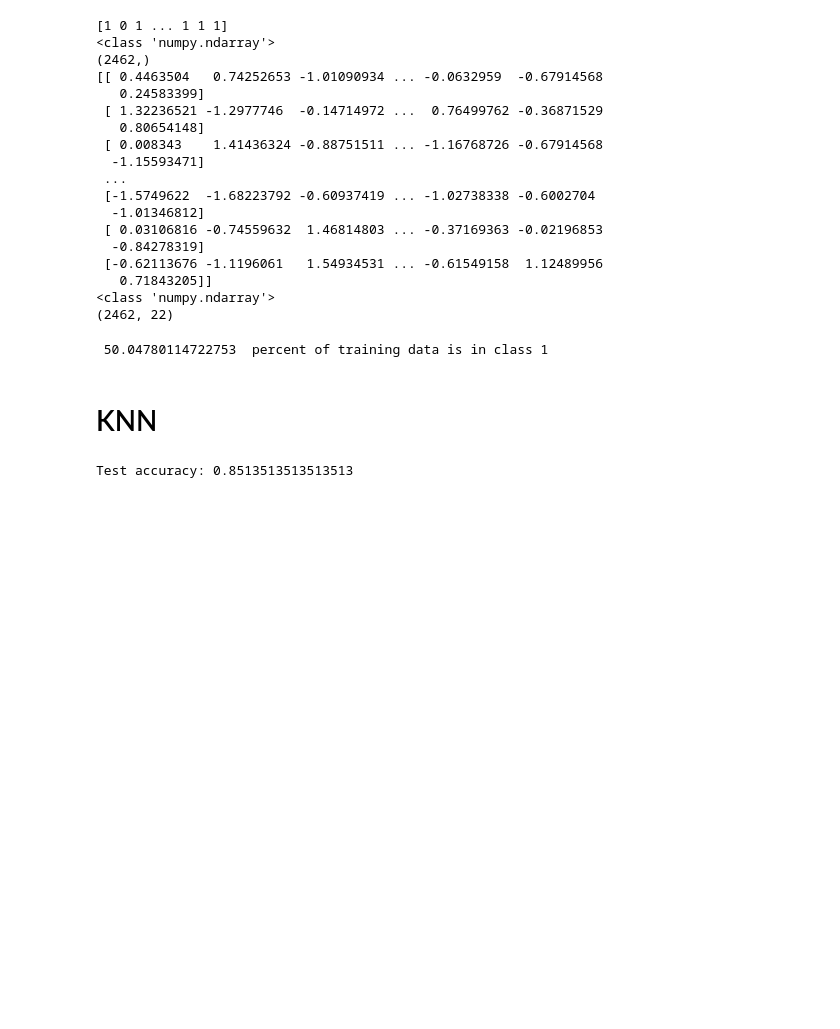
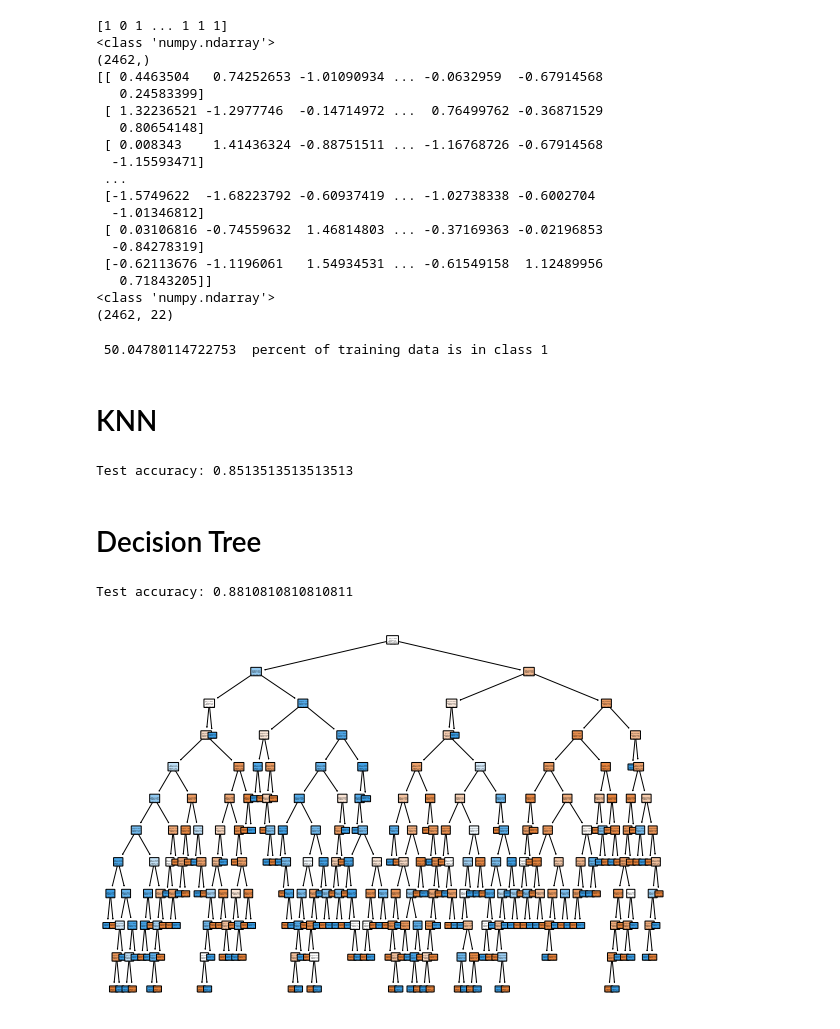
Before and after one commit to funkjo/ml-csc360-final, a Jupyter notebook: final_project/modeling.ipynb, the cells around one changed output. Drawn from its saved outputs; the diff is of its cells as text; code cells hidden in the pictures; blank space fills up the shorter version.

Commit message:
add decision tree classifier

```diff
--- a/final_project/modeling.ipynb
+++ b/final_project/modeling.ipynb
@@ -107,12 +107,43 @@ from sklearn.neighbors import KNeighborsClassifier
 from sklearn import metrics
 
 # Train logistic regression model (with default regularization) for binary classification
-model = KNeighborsClassifier(n_neighbors=5)
-model.fit(X_train, y_train)
+knn_model = KNeighborsClassifier(n_neighbors=5)
+knn_model.fit(X_train, y_train)
 
 # Make predictions on test data and print the test accuracy
 y_pred = model.predict(X_test)
-test_accuracy = metrics.accuracy_score(y_test, y_pred)
-print('\nTest accuracy: '+str(test_accuracy))
+knn_test_accuracy = metrics.accuracy_score(y_test, y_pred)
+print('\nTest accuracy: '+str(knn_test_accuracy))
 # %% [output]
 Test accuracy: 0.8513513513513513
+# %% [markdown]
+# Decision Tree
+# %%
+from sklearn.tree import plot_tree
+from sklearn.tree import DecisionTreeClassifier
+
+tree = DecisionTreeClassifier(criterion='entropy',
+                              max_depth=11,
+                              random_state=2)
+tree.fit(X_train, y_train)
+
+
+y_pred = tree.predict(X_test)
+tree_test_accuracy = metrics.accuracy_score(y_test, y_pred)
+print("Test accuracy: "+str(tree_test_accuracy))
+# %% [output]
+Test accuracy: 0.8810810810810811
+# %%
+import matplotlib.pyplot as plt
+
+plt.figure(figsize=(10, 7))
+
+plot_tree(tree,
+          filled=True,
+          rounded=True,
+          class_names=['Yes',
+                       'No'])
+
+plt.show()
+# %% [output]
+[figure, added]
```
